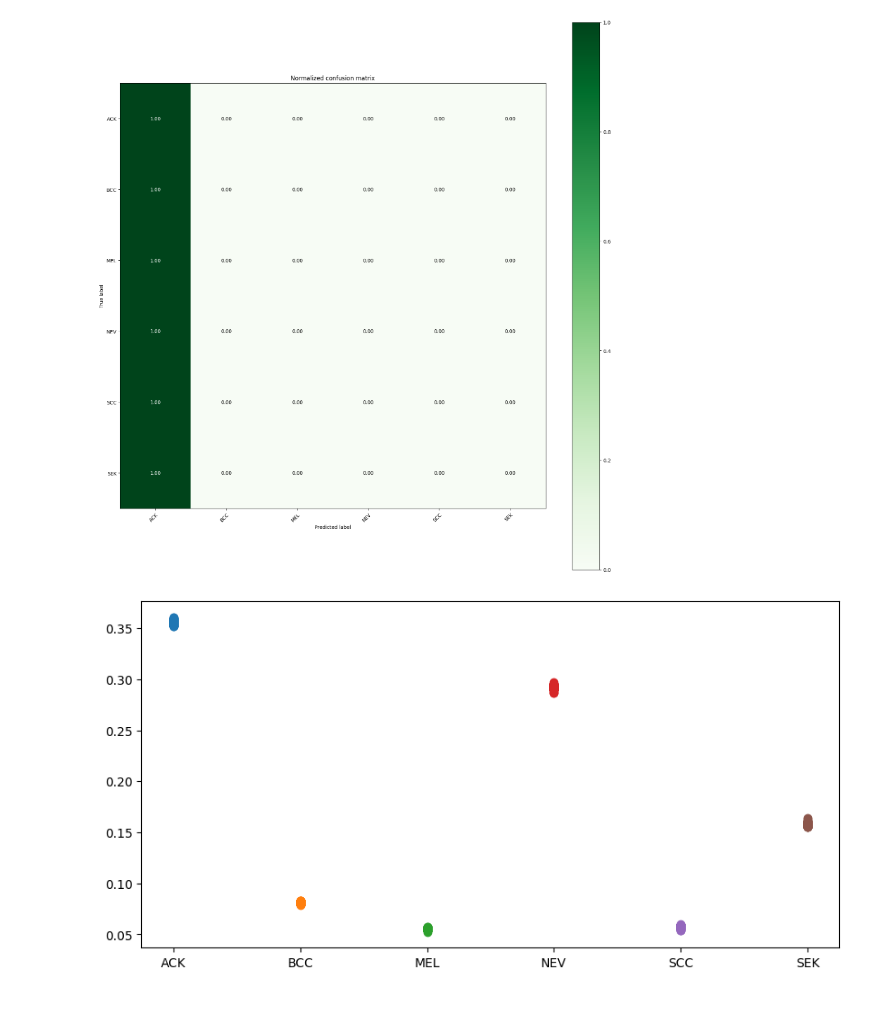
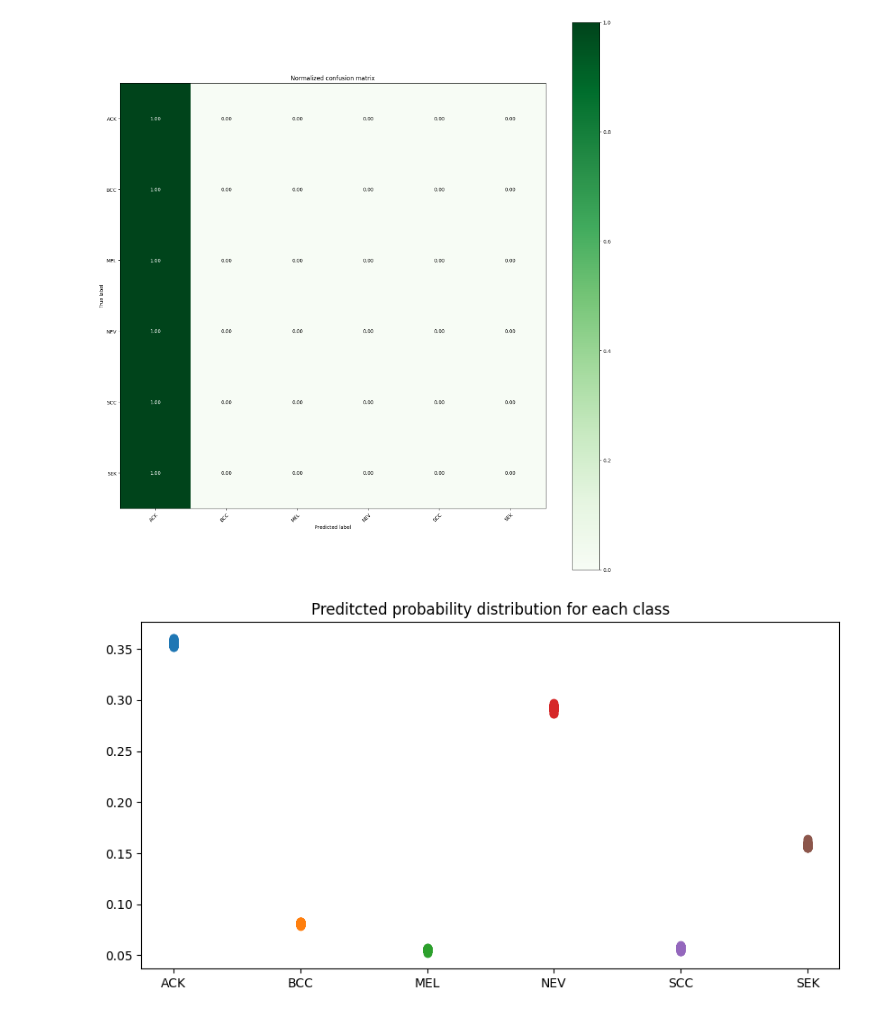
Before and after one commit to CEDipEngineering/ComputerAidedSkinCancerIdentificationAndDiagnosis, a Jupyter notebook: experiments/dip/deep_learning.ipynb, the cells around one changed output. Saved outputs shown, nothing was run; the diff lists cells and outputs as text; code cells hidden in the pictures.

```diff
--- a/experiments/dip/deep_learning.ipynb
+++ b/experiments/dip/deep_learning.ipynb
@@ -396,11 +396,12 @@ plot_confusion_matrix(MulticlassEncoder.inverse_transform(y_test), MulticlassEnc
 # %%
 fig = plt.figure(figsize=(10,5))
 ax = fig.add_subplot(1,1,1)
 n_classes = len(classes)
 for i in range(n_classes):
     ax.scatter([0.5*i for j in range(y_pred_proba.shape[0])], y_pred_proba[:,i])
 ax.set_xticks([0.5*j for j in range(n_classes)])
 ax.set_xticklabels(classes)
+ax.set_title("Preditcted probability distribution for each class")
 fig.show()
 # %% [output]
-[figure, old version]
+[figure, new version]
```
Also changed, not shown: 2 other files.
